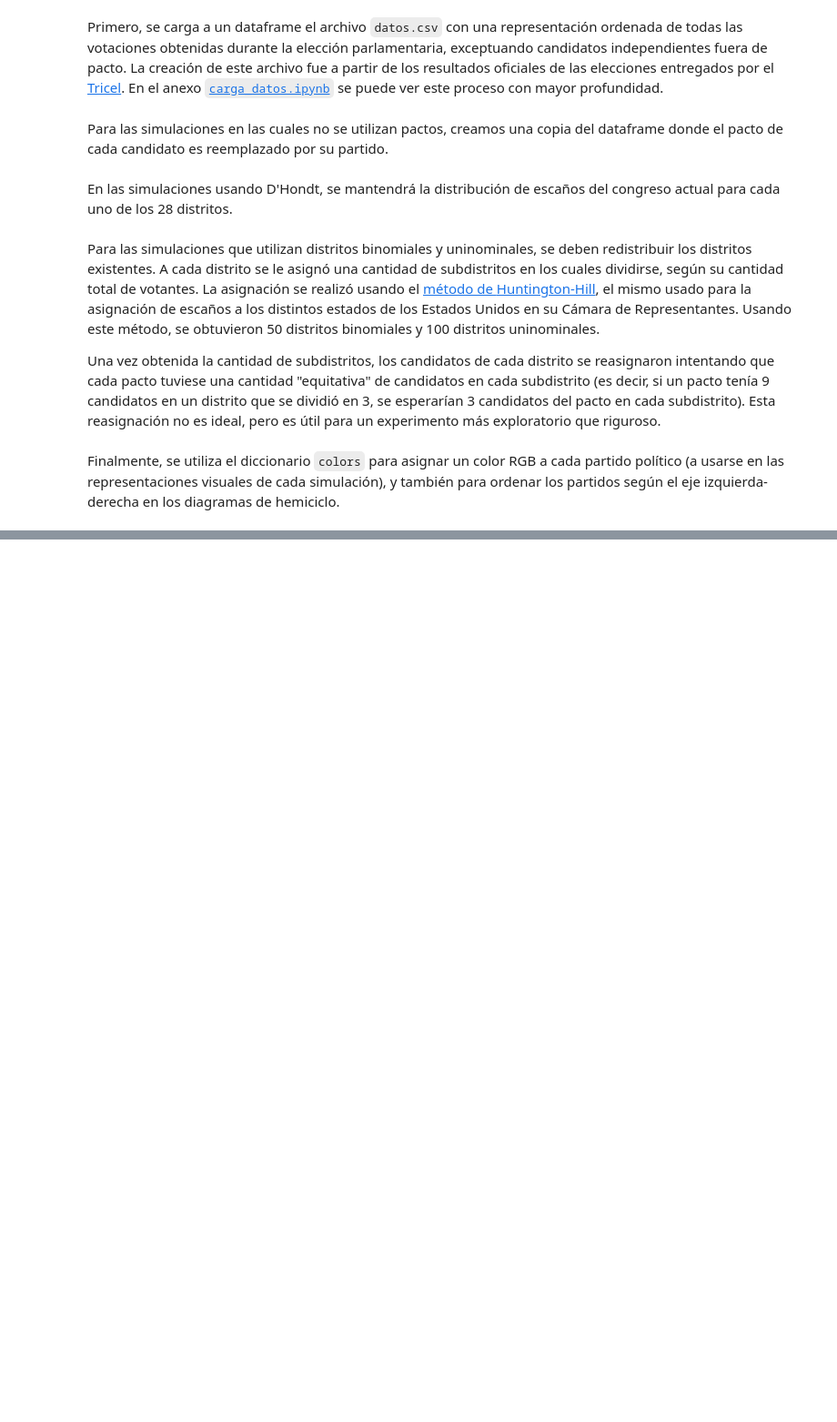
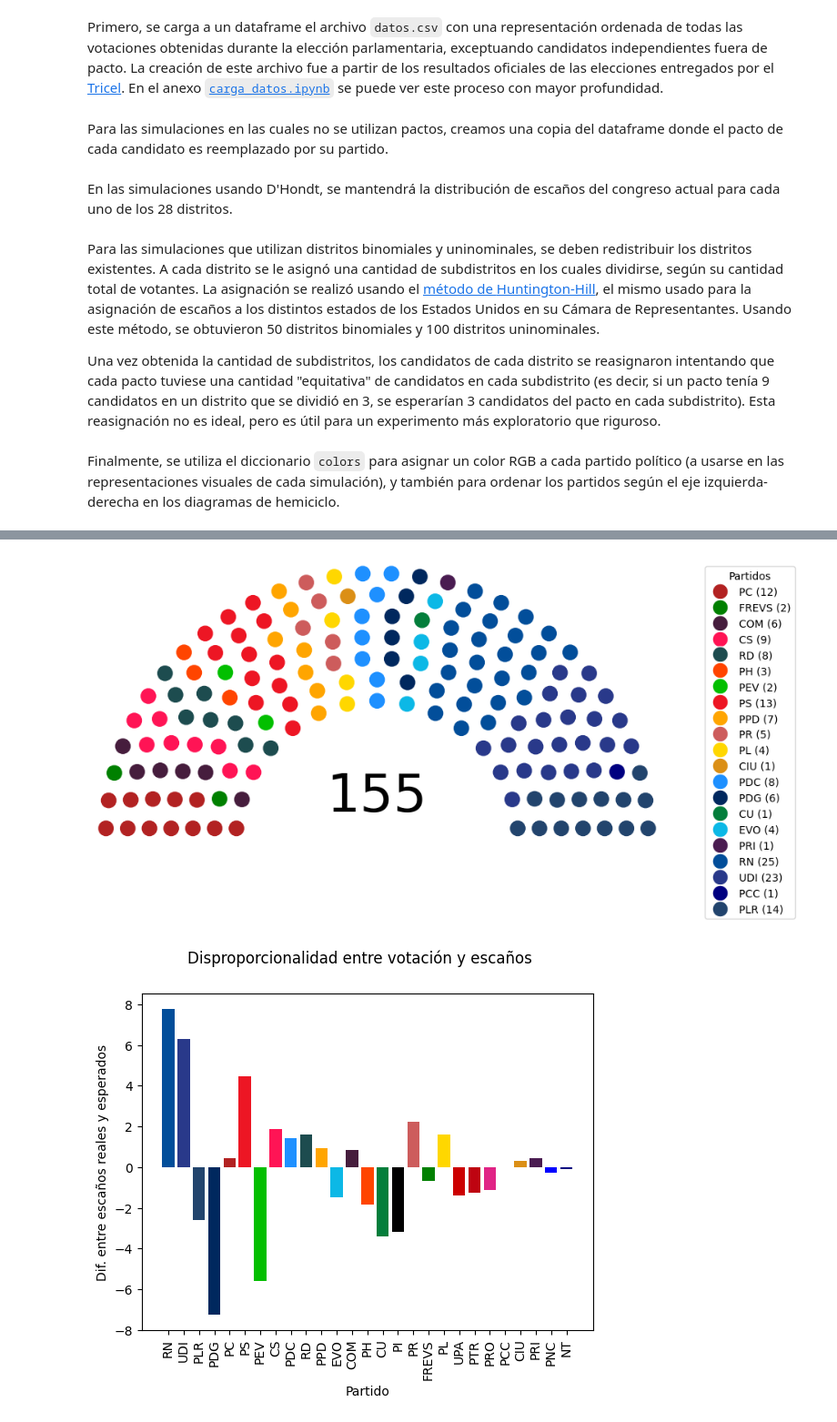
Before and after one commit to claugaete/sistemas-electorales, a Jupyter notebook: informe.ipynb, the cells around one changed output, grey strips where cells are left out. Shown at 91% size. Drawn from its saved outputs; the diff is of its cells as text; code cells hidden in the pictures; blank space fills up the shorter version.

```diff
--- a/informe.ipynb
+++ b/informe.ipynb
@@ -150,0 +214,17 @@ party_order = list(colors.keys())
+# %%
+results_dhondt = appoint_divisor_district(
+    df,
+    district_seats=district_seats,
+    type="dhondt",
+    party_threshold=0.00
+)
+app_dhondt = Apportionment(
+    results=results_dhondt,
+    colors=colors,
+    party_order=party_order
+)
+
+app_dhondt.summary()
+# %% [output]
+[figure, added]
+[figure, added]
```
Also changed, not shown: parts of 7 cells of this notebook.
